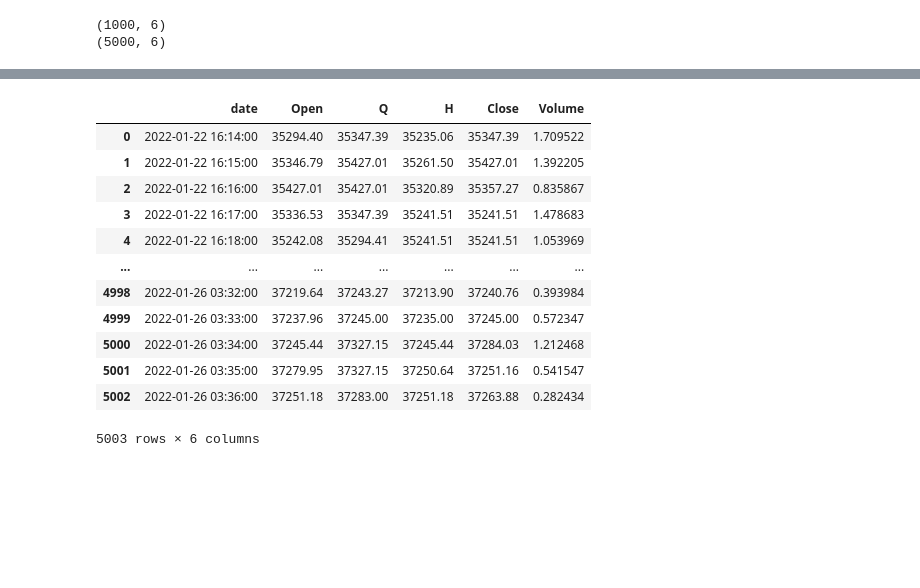
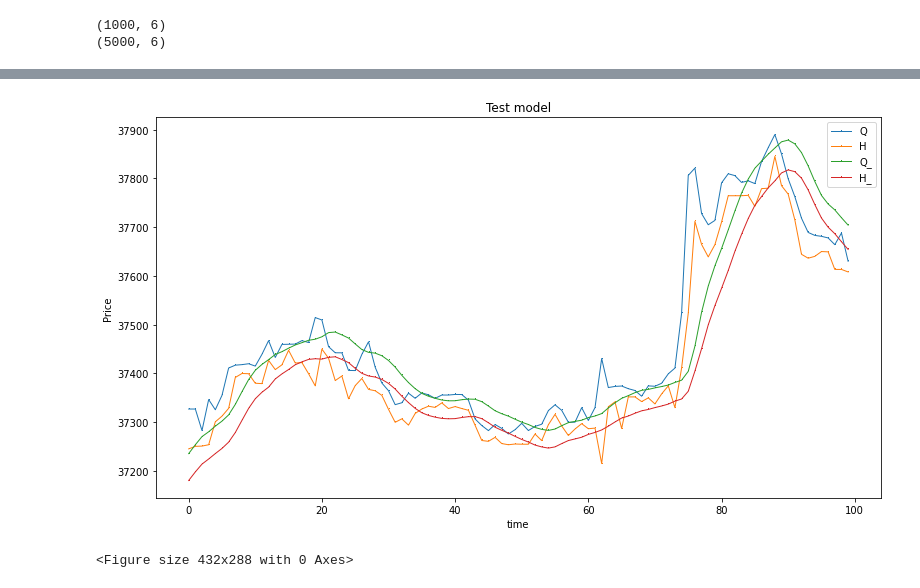
Before and after one commit to sky1307/Hackaithon_10MD_3day, a Jupyter notebook: test.ipynb, the cells around one changed output, grey strips where cells are left out. Cells and saved outputs as stored; diff of their text form; code cells hidden in the pictures; blank space fills up the shorter version.

```diff
--- a/test.ipynb
+++ b/test.ipynb
@@ -17,7 +17,7 @@ with open("./settings/model/config.yaml", 'r') as stream:
 
 K.clear_session()
 sigma_index_lst = [0,1]
-epoch_num = 8
+epoch_num = 2
 model = Ensemble(mode='test', model_kind='rnn_cnn', sigma_lst=sigma_index_lst,
                      default_n=20, epoch_num=epoch_num, epoch_min=100, epoch_step=50, **config)
 model.train_model_outer()
@@ -42,11 +43,11 @@ print(dr.shape)
 Q, H, Q_, H_ =[], [], [], []
 
 for i in range(1000):
-    dr.iloc[-5000:].to_csv('./data/SonTay.csv', index = False)
-    model.data = model.generate_data()
+    model.data = model.generate_data_vp(data_ = pd(dr.iloc[-5000:]))
     q_pred, h_pred = model.prediction_vp()
     Q.append(dt.iloc[i]['Q'])
     H.append(dt.iloc[i]['H'])
     Q_.append(q_pred)
     H_.append(h_pred)
     dr = dr.append(dt.iloc[i], ignore_index = True)
+    print(i)
@@ -57,18 +121,20 @@ dr.shape
-# %%
-dr
-# %% [output]
-|  | date | Open | Q | H | Close | Volume |
-| 0 | 2022-01-22 16:14:00 | 35294.40 | 35347.39 | 35235.06 | 35347.39 | 1.709522 |
-| 1 | 2022-01-22 16:15:00 | 35346.79 | 35427.01 | 35261.50 | 35427.01 | 1.392205 |
-| 2 | 2022-01-22 16:16:00 | 35427.01 | 35427.01 | 35320.89 | 35357.27 | 0.835867 |
-| 3 | 2022-01-22 16:17:00 | 35336.53 | 35347.39 | 35241.51 | 35241.51 | 1.478683 |
-| 4 | 2022-01-22 16:18:00 | 35242.08 | 35294.41 | 35241.51 | 35241.51 | 1.053969 |
-| ... | ... | ... | ... | ... | ... | ... |
-| 4998 | 2022-01-26 03:32:00 | 37219.64 | 37243.27 | 37213.90 | 37240.76 | 0.393984 |
-| 4999 | 2022-01-26 03:33:00 | 37237.96 | 37245.00 | 37235.00 | 37245.00 | 0.572347 |
-| 5000 | 2022-01-26 03:34:00 | 37245.44 | 37327.15 | 37245.44 | 37284.03 | 1.212468 |
-| 5001 | 2022-01-26 03:35:00 | 37279.95 | 37327.15 | 37250.64 | 37251.16 | 0.541547 |
-| 5002 | 2022-01-26 03:36:00 | 37251.18 | 37283.00 | 37251.18 | 37263.88 | 0.282434 |
-5003 rows × 6 columns
 # %%
-dr.iloc[-5000:].to_csv('./data/SonTay2.csv', index = False)
+m, n = 0, 100
+plt.subplots(1, figsize=(13, 7))
+plt.plot(Q[m:n],marker=',', linewidth='1', label="Q" )
+plt.plot(H[m:n],marker=',', linewidth='1', label="H" )
+plt.plot(Q_[m:n],marker=',', linewidth='1', label="Q_" )
+plt.plot(H_[m:n],marker=',', linewidth='1', label="H_" )
+
+
+
+
+plt.xlabel('time')
+plt.ylabel('Price')
+plt.title('Test model')
+plt.legend()
+plt.show()
+plt.savefig('./data/test')
+# %% [output]
+[figure, added]
+<Figure size 432x288 with 0 Axes>
```
Also changed, not shown: parts of 11 cells of this notebook, 32 other files.
